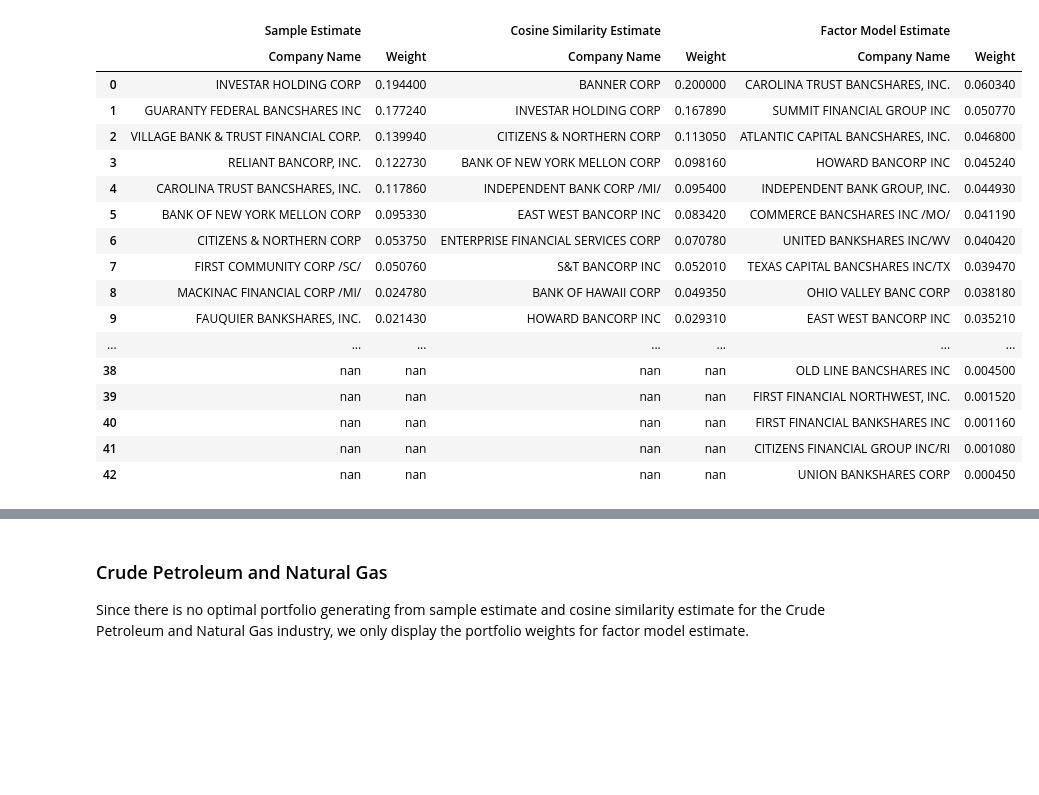
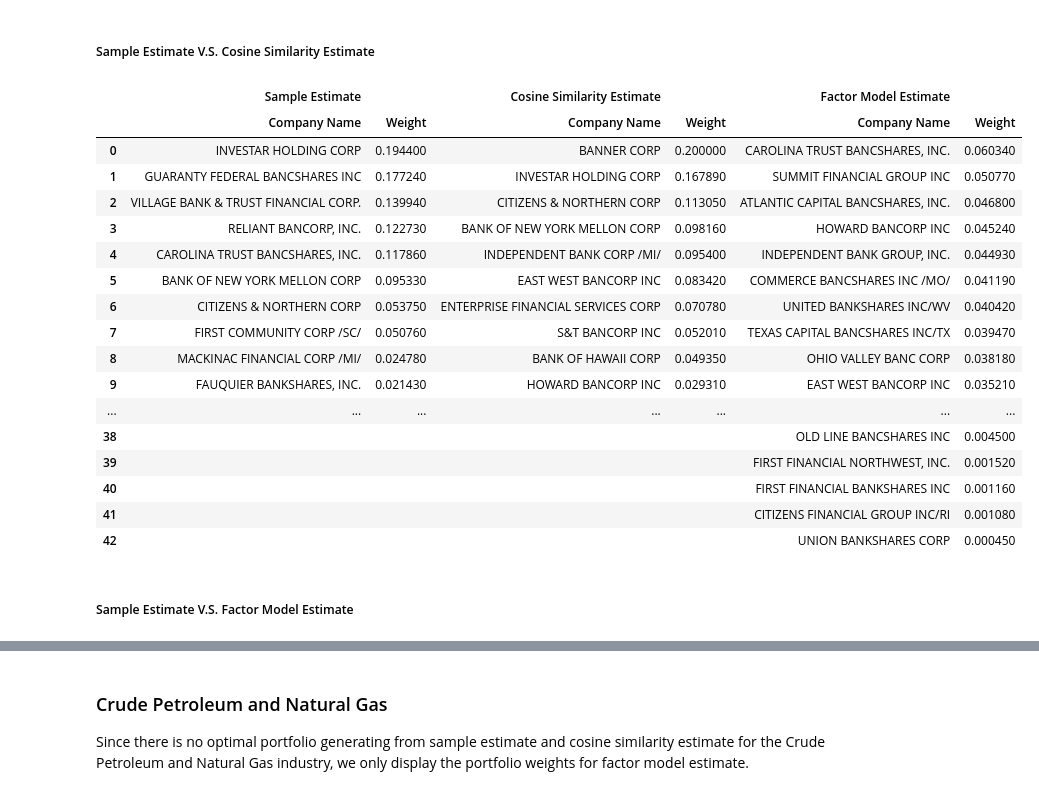
Before and after one commit to richardye101/ubineer_nlp_research, a Jupyter notebook: content/peitong/3.4_Minimum_Variance_Analysis_Results.ipynb, the cells around one changed output, grey strips where cells are left out. Drawn from its saved outputs; the diff is of its cells as text; code cells hidden in the pictures; blank space fills up the shorter version.

```diff
--- a/content/peitong/3.4_Minimum_Variance_Analysis_Results.ipynb
+++ b/content/peitong/3.4_Minimum_Variance_Analysis_Results.ipynb
@@ -1,8 +1,17 @@
 # %%
 import pandas as pd
+import seaborn as sns
 
-def highlight(val):
-    color = 'blue' if val in Same else 'black'
+def highlight_12(val):
+    color = 'blue' if val in Same_12 else 'black'
     return 'color: %s' % color
+
+def highlight_13(val):
+    color = 'green' if val in Same_13 else 'black'
+    return 'color: %s' % color
+
+def highlight_all(val):
+    color = 'red' if val in Same_all else 'black'
+    return 'color: %s' % color
 # %% [markdown]
 ## Porfolio Analysis Results
@@ -189,25 +381,33 @@ columns = pd.MultiIndex.from_product([['Sample Estimate', 'Cosine Similarity Est
                                       ['Company Name', 'Weight']])
 banks = pd.concat([pd.concat([sample_banks, cos_sim_banks], axis=1), factor_model_banks], axis=1)
 banks.columns = columns
-Same = (set(sample_banks.Company_Name) & set(cos_sim_banks.Company_Name)) & set(factor_model_banks.Company_Name)
+
+Same_12 = (set(sample_banks.Company_Name) & set(cos_sim_banks.Company_Name))
+Same_13 = (set(sample_banks.Company_Name) & set(factor_model_banks.Company_Name))
+Same_all = Same_12 & Same_13
+banks = banks.fillna(" ")
+# %% [markdown]
+##### Sample Estimate V.S. Cosine Similarity Estimate
 # %%
-banks.style.applymap(highlight)
+banks.style.applymap(highlight_12)
 # %% [output]
 |  | Sample Estimate |  | Cosine Similarity Estimate |  | Factor Model Estimate |  |
 |  | Company Name | Weight | Company Name | Weight | Company Name | Weight |
 | 0 | INVESTAR HOLDING CORP | 0.194400 | BANNER CORP | 0.200000 | CAROLINA TRUST BANCSHARES, INC. | 0.060340 |
 | 1 | GUARANTY FEDERAL BANCSHARES INC | 0.177240 | INVESTAR HOLDING CORP | 0.167890 | SUMMIT FINANCIAL GROUP INC | 0.050770 |
 | 2 | VILLAGE BANK & TRUST FINANCIAL CORP. | 0.139940 | CITIZENS & NORTHERN CORP | 0.113050 | ATLANTIC CAPITAL BANCSHARES, INC. | 0.046800 |
 | 3 | RELIANT BANCORP, INC. | 0.122730 | BANK OF NEW YORK MELLON CORP | 0.098160 | HOWARD BANCORP INC | 0.045240 |
 | 4 | CAROLINA TRUST BANCSHARES, INC. | 0.117860 | INDEPENDENT BANK CORP /MI/ | 0.095400 | INDEPENDENT BANK GROUP, INC. | 0.044930 |
 | 5 | BANK OF NEW YORK MELLON CORP | 0.095330 | EAST WEST BANCORP INC | 0.083420 | COMMERCE BANCSHARES INC /MO/ | 0.041190 |
 | 6 | CITIZENS & NORTHERN CORP | 0.053750 | ENTERPRISE FINANCIAL SERVICES CORP | 0.070780 | UNITED BANKSHARES INC/WV | 0.040420 |
 | 7 | FIRST COMMUNITY CORP /SC/ | 0.050760 | S&T BANCORP INC | 0.052010 | TEXAS CAPITAL BANCSHARES INC/TX | 0.039470 |
 | 8 | MACKINAC FINANCIAL CORP /MI/ | 0.024780 | BANK OF HAWAII CORP | 0.049350 | OHIO VALLEY BANC CORP | 0.038180 |
 | 9 | FAUQUIER BANKSHARES, INC. | 0.021430 | HOWARD BANCORP INC | 0.029310 | EAST WEST BANCORP INC | 0.035210 |
 | ... | ... | ... | ... | ... | ... | ... |
-| 38 | nan | nan | nan | nan | OLD LINE BANCSHARES INC | 0.004500 |
-| 39 | nan | nan | nan | nan | FIRST FINANCIAL NORTHWEST, INC. | 0.001520 |
-| 40 | nan | nan | nan | nan | FIRST FINANCIAL BANKSHARES INC | 0.001160 |
-| 41 | nan | nan | nan | nan | CITIZENS FINANCIAL GROUP INC/RI | 0.001080 |
-| 42 | nan | nan | nan | nan | UNION BANKSHARES CORP | 0.000450 |
+| 38 |  |  |  |  | OLD LINE BANCSHARES INC | 0.004500 |
+| 39 |  |  |  |  | FIRST FINANCIAL NORTHWEST, INC. | 0.001520 |
+| 40 |  |  |  |  | FIRST FINANCIAL BANKSHARES INC | 0.001160 |
+| 41 |  |  |  |  | CITIZENS FINANCIAL GROUP INC/RI | 0.001080 |
+| 42 |  |  |  |  | UNION BANKSHARES CORP | 0.000450 |
+# %% [markdown]
+ ##### Sample Estimate V.S. Factor Model Estimate
```
Also changed, not shown: parts of 44 cells of this notebook, 19 other files.
